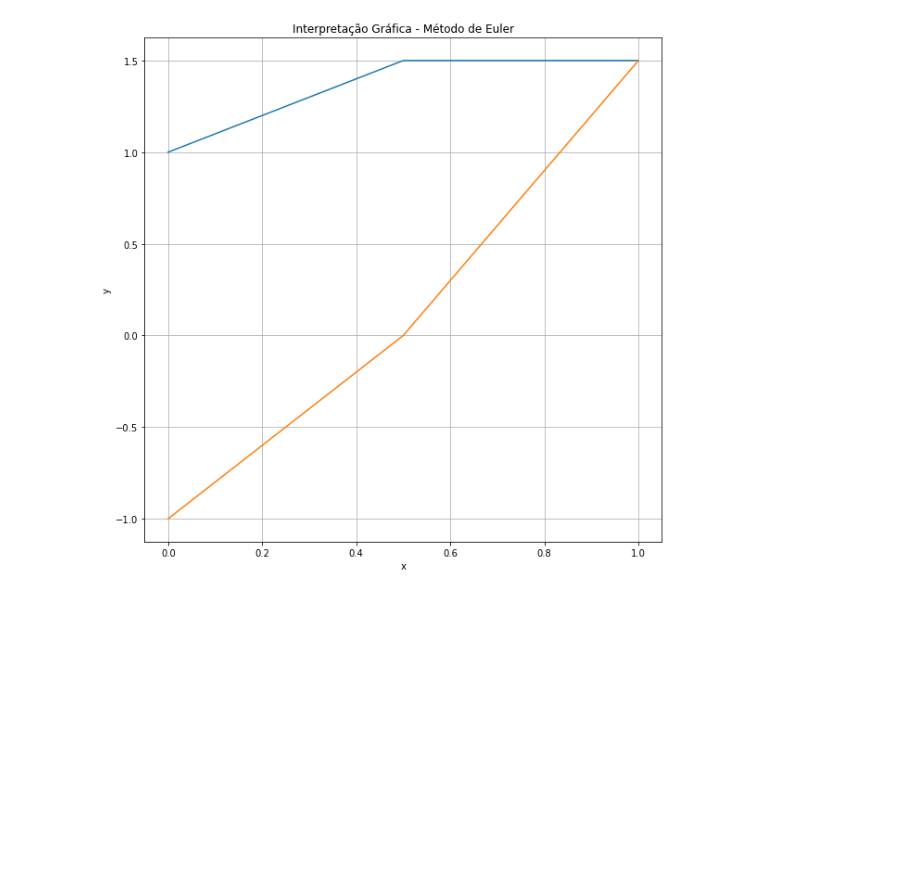
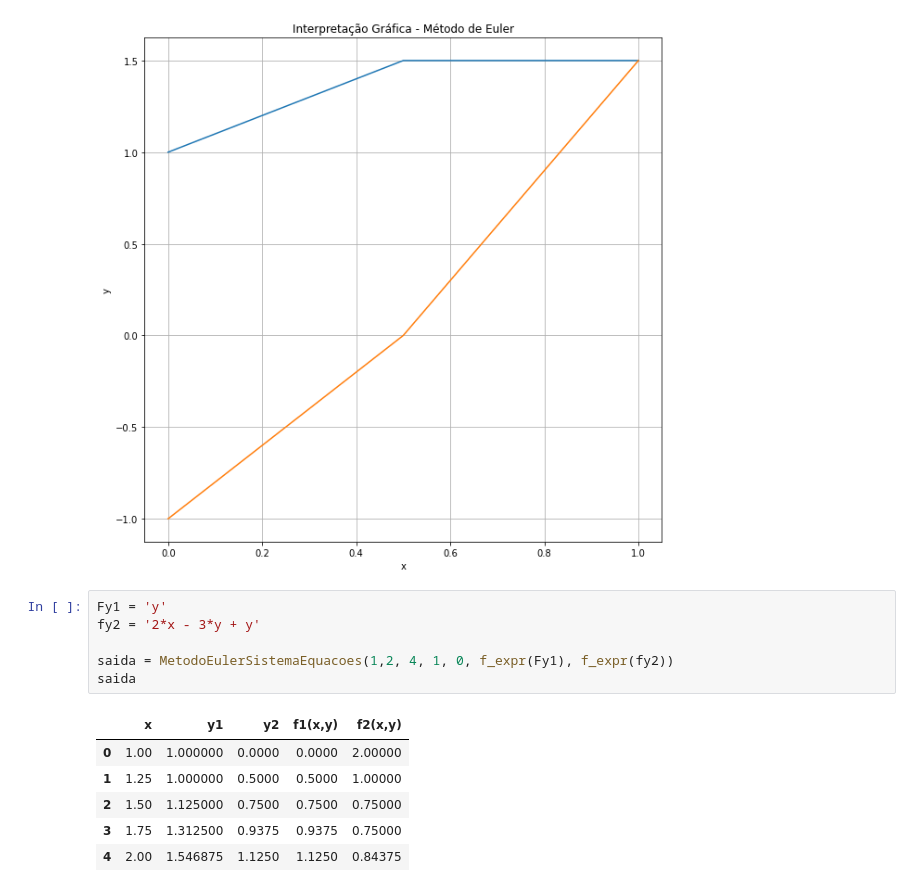
Before and after one commit to JoseAugusto011/EDO, a Jupyter notebook: EulerAlgorithm.ipynb, the cells around one changed output. Cells and saved outputs as stored; diff of their text form; blank space fills up the shorter version.

```diff
--- a/EulerAlgorithm.ipynb
+++ b/EulerAlgorithm.ipynb
@@ -138,3 +140,16 @@ saida
 InterpretacaoGraficaMultiplasCurvas(saida['x'],[saida['y1'],saida['y2']])
 # %% [output]
 [figure]
+# %%
+Fy1 = 'y'
+fy2 = '2*x - 3*y + y'
+
+saida = MetodoEulerSistemaEquacoes(1,2, 4, 1, 0, f_expr(Fy1), f_expr(fy2))
+saida
+# %% [output]
+|  | x | y1 | y2 | f1(x,y) | f2(x,y) |
+| 0 | 1.00 | 1.000000 | 0.0000 | 0.0000 | 2.00000 |
+| 1 | 1.25 | 1.000000 | 0.5000 | 0.5000 | 1.00000 |
+| 2 | 1.50 | 1.125000 | 0.7500 | 0.7500 | 0.75000 |
+| 3 | 1.75 | 1.312500 | 0.9375 | 0.9375 | 0.75000 |
+| 4 | 2.00 | 1.546875 | 1.1250 | 1.1250 | 0.84375 |
```
Also changed, not shown: parts of 3 cells of this notebook, 9 other files.
